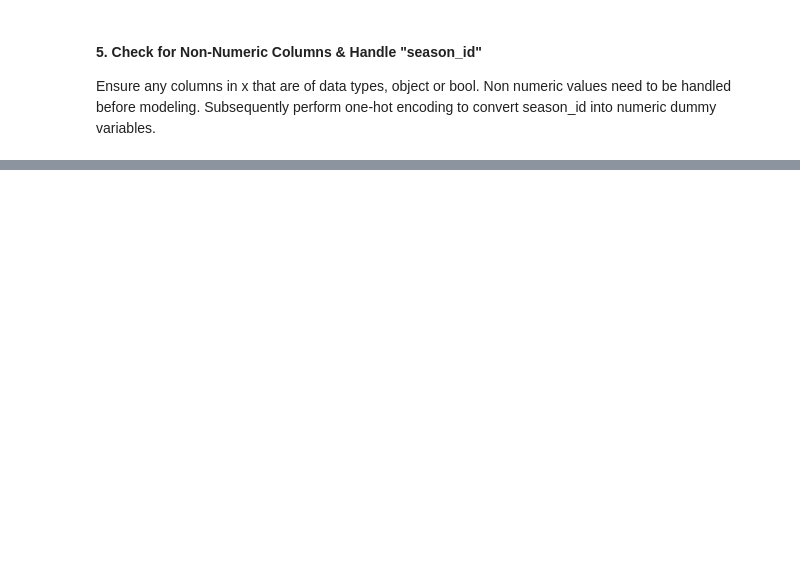
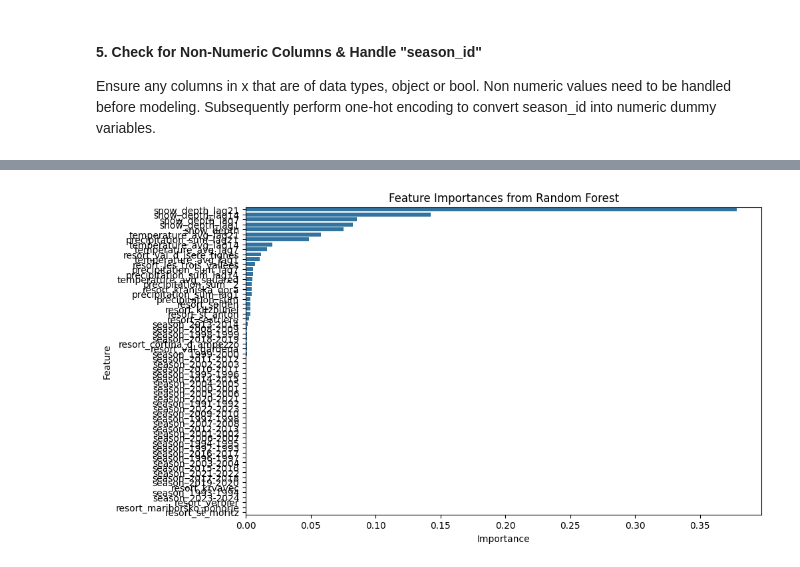
Before and after one commit to SamYatesSmith/SkiSnow, a Jupyter notebook: notebooks/modeling.ipynb, the cells around one changed output, grey strips where cells are left out. Cells and saved outputs as stored; diff of their text form; code cells hidden in the pictures; blank space fills up the shorter version.

Commit message:
2.5 Model built.  Residual anyalsis and testing required

```diff
--- a/notebooks/modeling.ipynb
+++ b/notebooks/modeling.ipynb
@@ -89,16 +96,25 @@ if 'season_id' in X.columns:
     season_dummies = pd.get_dummies(X['season_id'], prefix='season', drop_first=True)
     # Drop 'season_id' and add the encoded variables
     X = pd.concat([X.drop(columns=['season_id']), season_dummies], axis=1)
+    print("One-Hot Encoded 'season_id' and updated X.")
+else:
+    print("'season_id' column not found in features.")
 
 # Convert boolean columns to integers
 bool_columns = X.select_dtypes(include=['bool']).columns.tolist()
 if bool_columns:
     X[bool_columns] = X[bool_columns].astype(int)
+    print(f"Converted boolean columns to integers: {bool_columns}")
 
 # Verify all columns are now numeric
 non_numeric_cols = X.select_dtypes(include=['object']).columns.tolist()
 print(f"Non-numeric columns after processing: {non_numeric_cols}")
 print("Data types after processing:")
 print(X.dtypes)
+
+if not non_numeric_cols:
+    print("All features are now numeric and ready for Polynomial Features.")
+else:
+    print("There are still non-numeric features that need to be encoded.")
 # %% [output]
 Non-numeric columns before processing: ['season_id', 'is_operating_season', 'resort_cortina_d_ampezzo', 'resort_kitzbuhel', 'resort_kranjska_gora', 'resort_krvavec', 'resort_les_trois_vallees', 'resor ...
@@ -120,0 +141,24 @@ dtype: object
+# %%
+# Define lag periods
+lags = [1, 7, 14, 21]  # You can adjust these based on domain knowledge
+
+# Features to create lag features for
+lag_features = ['snow_depth', 'temperature_avg', 'precipitation_sum']
+
+for feature in lag_features:
+    for lag in lags:
+        lag_col = f"{feature}_lag{lag}"
+        if feature in X.columns:
+            X[lag_col] = X[feature].shift(lag)
+            print(f"Created lag feature '{lag_col}'.")
+        else:
+            print(f"Feature '{feature}' not found in X. Skipping lag creation for this feature.")
+
+# Drop rows with NaN values resulting from lagging
+# Ensure that any rows dropped are reflected in both X and y
+initial_length = len(X)
+X = X.dropna().reset_index(drop=True)
+y = y.iloc[X.index].reset_index(drop=True)
+
+print(f"Shape of X after adding lag features: {X.shape}")
+print(f"Shape of y after adding lag features: {y.shape}")
@@ -347,0 +448,13 @@ plt.show()
+# %%
+importances = best_rf_model.feature_importances_
+feature_names = X_train.columns
+importance_df = pd.DataFrame({'Feature': feature_names, 'Importance': importances})
+importance_df = importance_df.sort_values(by='Importance', ascending=False)
+
+# Plot feature importances
+plt.figure(figsize=(10,6))
+sns.barplot(x='Importance', y='Feature', data=importance_df)
+plt.title('Feature Importances from Random Forest')
+plt.show()
+# %% [output]
+[figure, added]
```
Also changed, not shown: parts of 19 cells of this notebook, 1 other file.
